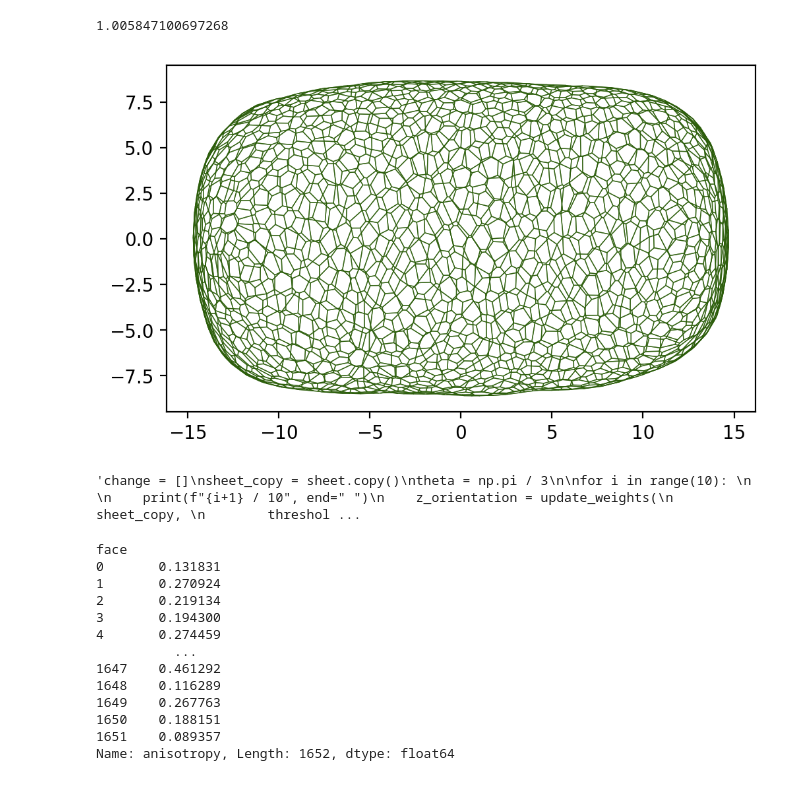
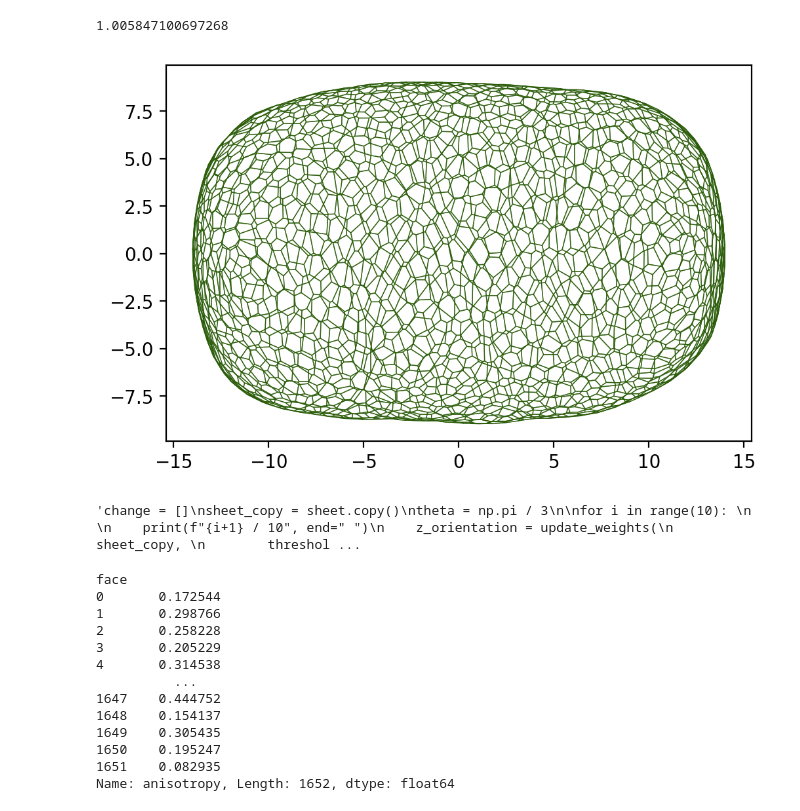
Before and after one commit to Lauragdlp/peripodial, a Jupyter notebook: notebook/polarity.ipynb, the cells around one changed output. Saved outputs shown, nothing was run; the diff lists cells and outputs as text; code cells hidden in the pictures.

```diff
--- a/notebook/polarity.ipynb
+++ b/notebook/polarity.ipynb
@@ -88,13 +69,13 @@ sheet.face_df["area"].mean()
 # %% [output]
 1.005847100697268
 # %%
-specs['settings']["barrier_radius"] = 14.7
+specs['settings']["barrier_radius"] = 14
 sheet.update_specs(specs, reset=True)
 solver = QSSolver(with_t1=False, with_t3=False)
 res = solver.find_energy_min(sheet, geom, model, options={"gtol": 1e-4})
 fig, ax = sheet_view(sheet, coords=["z", "x"])
 # %% [output]
-[figure, old version]
+[figure, new version]
 # %%
 #### verify that the function update_weight works
 """change = []
@@ -138,15 +119,15 @@ print(change)"""
 aniso(sheet, coords = ['x','y','z'])
 # %% [output]
 face
-0       0.131831
-1       0.270924
-2       0.219134
-3       0.194300
-4       0.274459
+0       0.172544
+1       0.298766
+2       0.258228
+3       0.205229
+4       0.314538
           ...
-1647    0.461292
-1648    0.116289
-1649    0.267763
-1650    0.188151
-1651    0.089357
+1647    0.444752
+1648    0.154137
+1649    0.305435
+1650    0.195247
+1651    0.082935
 Name: anisotropy, Length: 1652, dtype: float64
```
Also changed, not shown: parts of 16 cells of this notebook, 13 other files.
